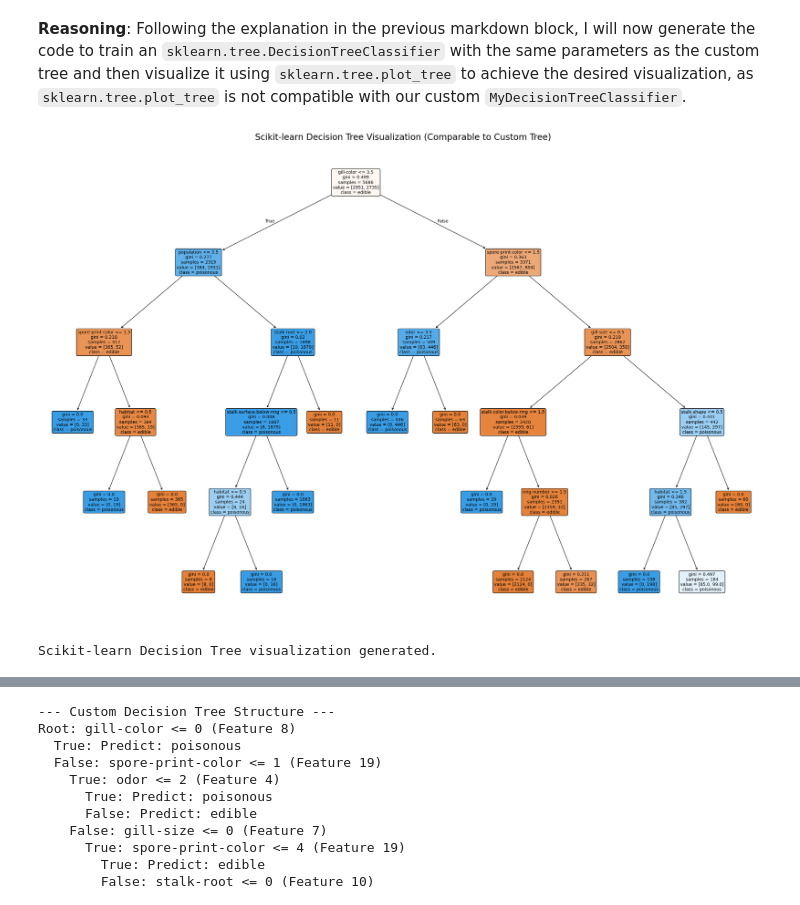
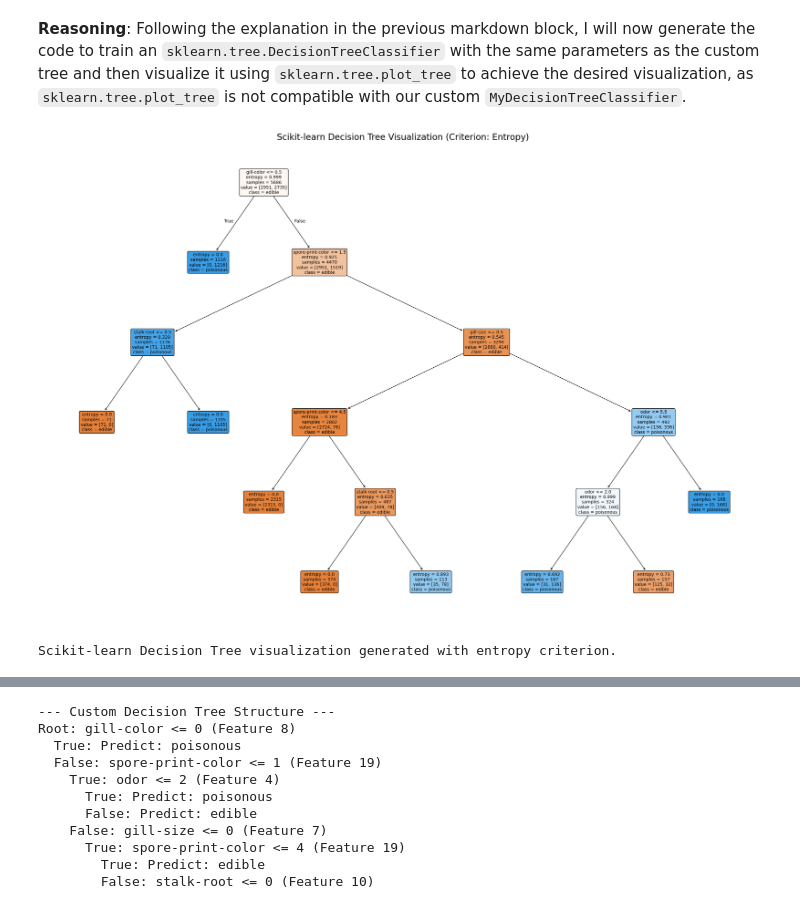
Before and after one commit to Safa30/CSE475_Machine_Learning, a Jupyter notebook: Lab/lab_1/Lab1_Decision_Tree_and_Random_Forest.ipynb, the cells around one changed output, grey strips where cells are left out. Drawn from its saved outputs; the diff is of its cells as text; code cells hidden in the pictures.

```diff
--- a/Lab/lab_1/Lab1_Decision_Tree_and_Random_Forest.ipynb
+++ b/Lab/lab_1/Lab1_Decision_Tree_and_Random_Forest.ipynb
@@ -905,39 +905,40 @@ Following the explanation in the previous markdown block, I will now generate th
 from sklearn.tree import DecisionTreeClassifier, plot_tree
 import matplotlib.pyplot as plt
 
 # 1. Define feature_names
 feature_names = X_train.columns.tolist()
 
 # 2. Define class_names (mapping 0 to edible, 1 to poisonous)
-class_names = ['edible', 'poisonous']
+class_names = ['edible', 'poisonous'] # 0: edible, 1: poisonous
 
 # 3. Train an sklearn.tree.DecisionTreeClassifier for visualization
-sklearn_dt_classifier = DecisionTreeClassifier(max_depth=5, min_samples_split=2, random_state=42)
+#    Set criterion='entropy' to align with the custom tree's information gain calculation
+sklearn_dt_classifier = DecisionTreeClassifier(max_depth=5, min_samples_split=2, random_state=42, criterion='entropy')
 sklearn_dt_classifier.fit(X_train, y_train)
 
 # 4. Create a matplotlib figure
 plt.figure(figsize=(30, 20))
 
 # 5. Use sklearn.tree.plot_tree to visualize the scikit-learn decision tree
 plot_tree(
     sklearn_dt_classifier,
     feature_names=feature_names,
     class_names=class_names,
     filled=True,
     rounded=True,
     fontsize=10
 )
 
 # 6. Add a title to the plot
-plt.title('Scikit-learn Decision Tree Visualization (Comparable to Custom Tree)', fontsize=20)
+plt.title('Scikit-learn Decision Tree Visualization (Criterion: Entropy)', fontsize=20)
 
 # 7. Display the plot
 plt.show()
 
-print("Scikit-learn Decision Tree visualization generated.")
+print("Scikit-learn Decision Tree visualization generated with entropy criterion.")
 # %% [output]
-[figure, old version]
+[figure, new version]
-Scikit-learn Decision Tree visualization generated.
+Scikit-learn Decision Tree visualization generated with entropy criterion.
 # %% [markdown]
 ## Interpret Decision Tree Visualization and Summarize Insights
 
```
Also changed, not shown: parts of 2 cells of this notebook.
